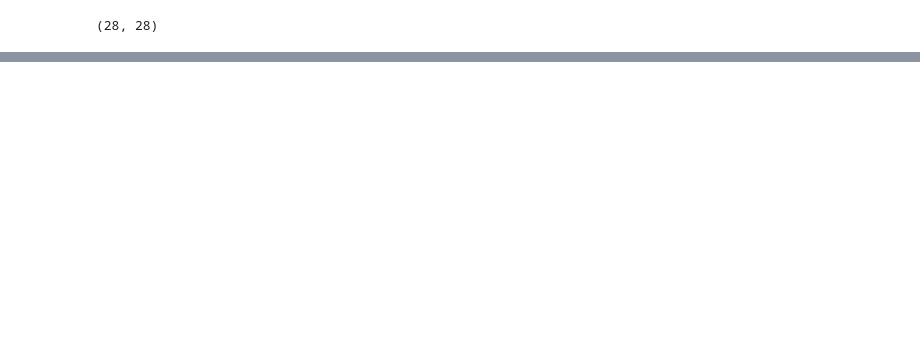
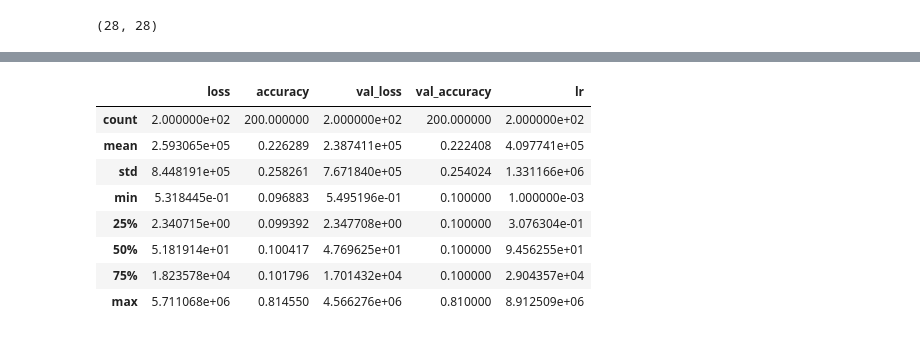
Before and after one commit to Mohican999370/Reverie, a Jupyter notebook: fashion_mnist.ipynb, the cells around one changed output, grey strips where cells are left out. Drawn from its saved outputs; the diff is of its cells as text; code cells hidden in the pictures; blank space fills up the shorter version.

```diff
--- a/fashion_mnist.ipynb
+++ b/fashion_mnist.ipynb
@@ -58,0 +232,13 @@ array([9, 2, 1, 1, 6, 1, 4, 6, 5, 7], dtype=uint8)
+# %%
+# understand history
+pd.DataFrame(history_2.history).describe()
+# %% [output]
+|  | loss | accuracy | val_loss | val_accuracy | lr |
+| count | 2.000000e+02 | 200.000000 | 2.000000e+02 | 200.000000 | 2.000000e+02 |
+| mean | 2.593065e+05 | 0.226289 | 2.387411e+05 | 0.222408 | 4.097741e+05 |
+| std | 8.448191e+05 | 0.258261 | 7.671840e+05 | 0.254024 | 1.331166e+06 |
+| min | 5.318445e-01 | 0.096883 | 5.495196e-01 | 0.100000 | 1.000000e-03 |
+| 25% | 2.340715e+00 | 0.099392 | 2.347708e+00 | 0.100000 | 3.076304e-01 |
+| 50% | 5.181914e+01 | 0.100417 | 4.769625e+01 | 0.100000 | 9.456255e+01 |
+| 75% | 1.823578e+04 | 0.101796 | 1.701432e+04 | 0.100000 | 2.904357e+04 |
+| max | 5.711068e+06 | 0.814550 | 4.566276e+06 | 0.810000 | 8.912509e+06 |
```
Also changed, not shown: parts of 19 cells of this notebook.
